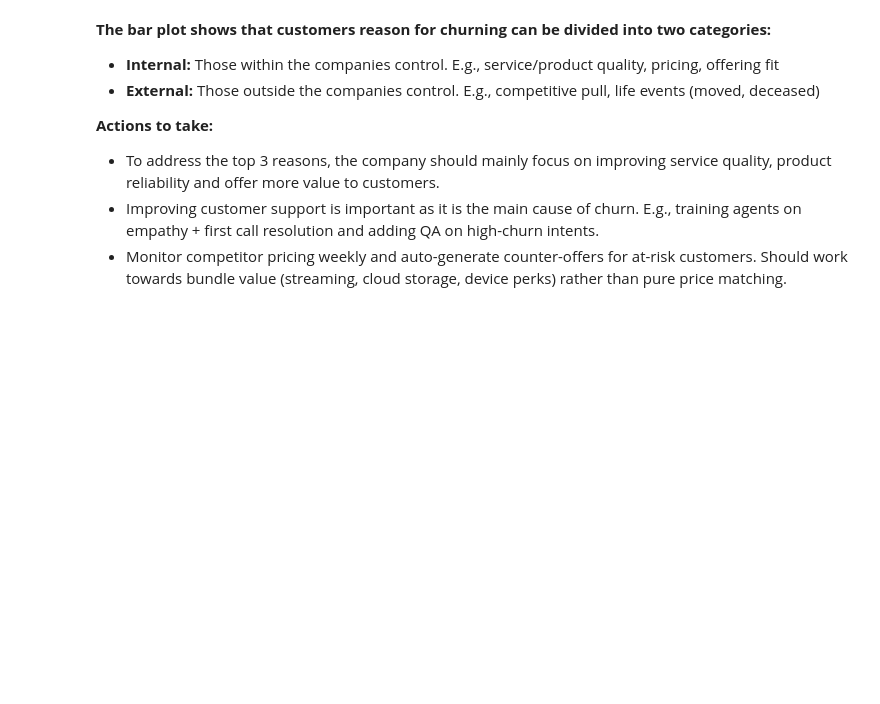
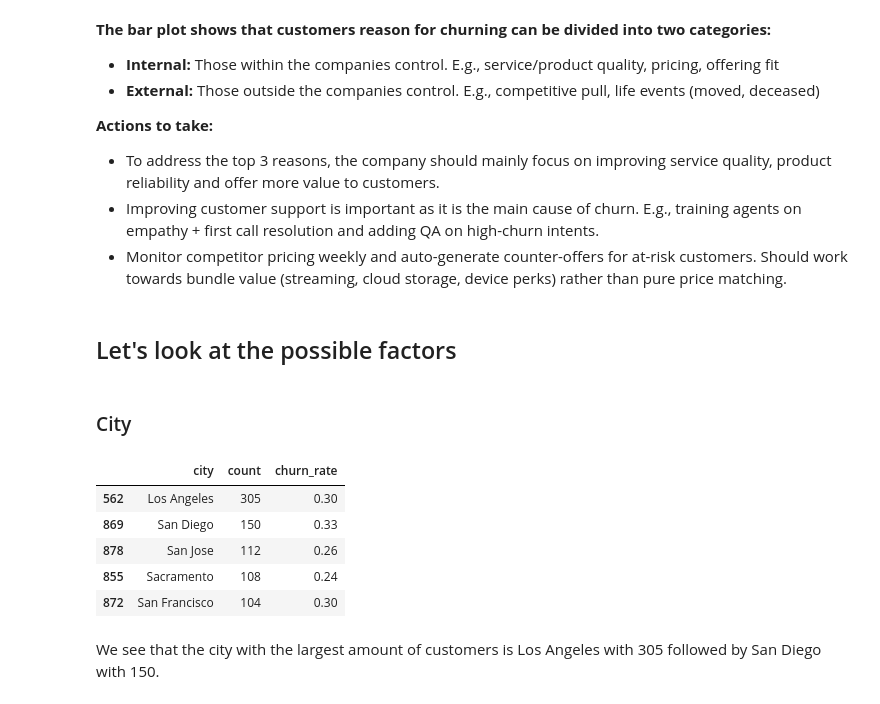
Before and after one commit to jasonlimcs/telco-churn, a Jupyter notebook: customer-churn-analysis.ipynb, the cells around one changed output. Drawn from its saved outputs; the diff is of its cells as text; code cells hidden in the pictures; blank space fills up the shorter version.

Commit message:
visualised churn rate by city

```diff
--- a/customer-churn-analysis.ipynb
+++ b/customer-churn-analysis.ipynb
@@ -183,3 +183,33 @@ fig.show()
 - To address the top 3 reasons, the company should mainly focus on improving service quality, product reliability and offer more value to customers.
 - Improving customer support is important as it is the main cause of churn. E.g., training agents on empathy + first call resolution and adding QA on high-churn intents.
 - Monitor competitor pricing weekly and auto-generate counter-offers for at-risk customers. Should work towards bundle value (streaming, cloud storage, device perks) rather than pure price matching.
+# %% [markdown]
+## Let's look at the possible factors
+# %% [markdown]
+### City
+# %%
+city_churn = (
+    df.groupby('City')
+      .agg(
+          total_customers=('CustomerID', 'count'),
+          churners=('Churn Label', lambda x: (x == 'Yes').sum())
+      )
+      .reset_index()
+)
+
+# drop rows where churners is 0
+city_churn = city_churn[city_churn['churners'] > 0]
+city_churn['churn_rate'] = (city_churn['churners'] / city_churn['total_customers']).round(2)
+city_churn.drop(columns=['churners'], inplace=True)
+city_churn.rename(columns={'City': 'city', 'total_customers': 'count'}, inplace=True)
+
+city_churn = city_churn.sort_values(by='count', ascending=False)
+
+city_churn.head(5)
+# %% [output]
+|  | city | count | churn_rate |
+| 562 | Los Angeles | 305 | 0.30 |
+| 869 | San Diego | 150 | 0.33 |
+| 878 | San Jose | 112 | 0.26 |
+| 855 | Sacramento | 108 | 0.24 |
+| 872 | San Francisco | 104 | 0.30 |
@@ -185,0 +223,2 @@ fig.show()
+# %% [markdown]
+We see that the city with the largest amount of customers is Los Angeles with 305 followed by San Diego with 150.
```
Also changed, not shown: parts of 3 cells of this notebook.
